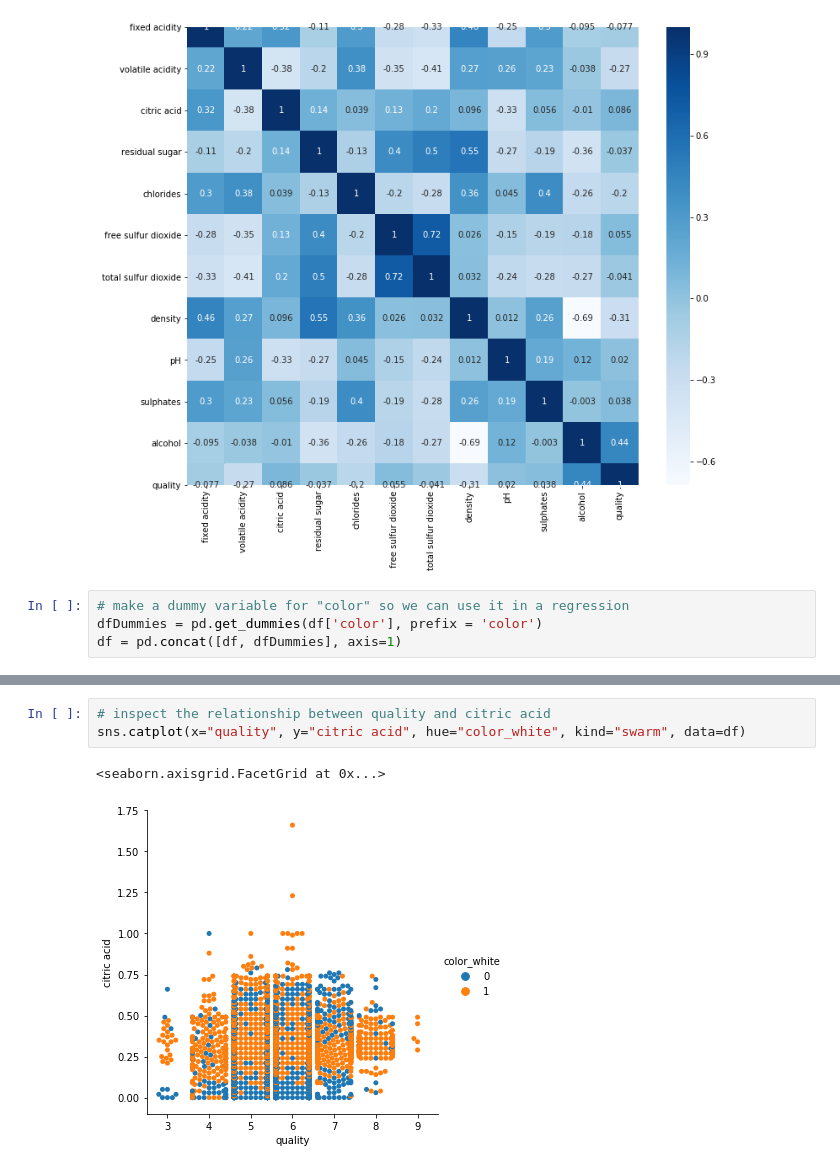
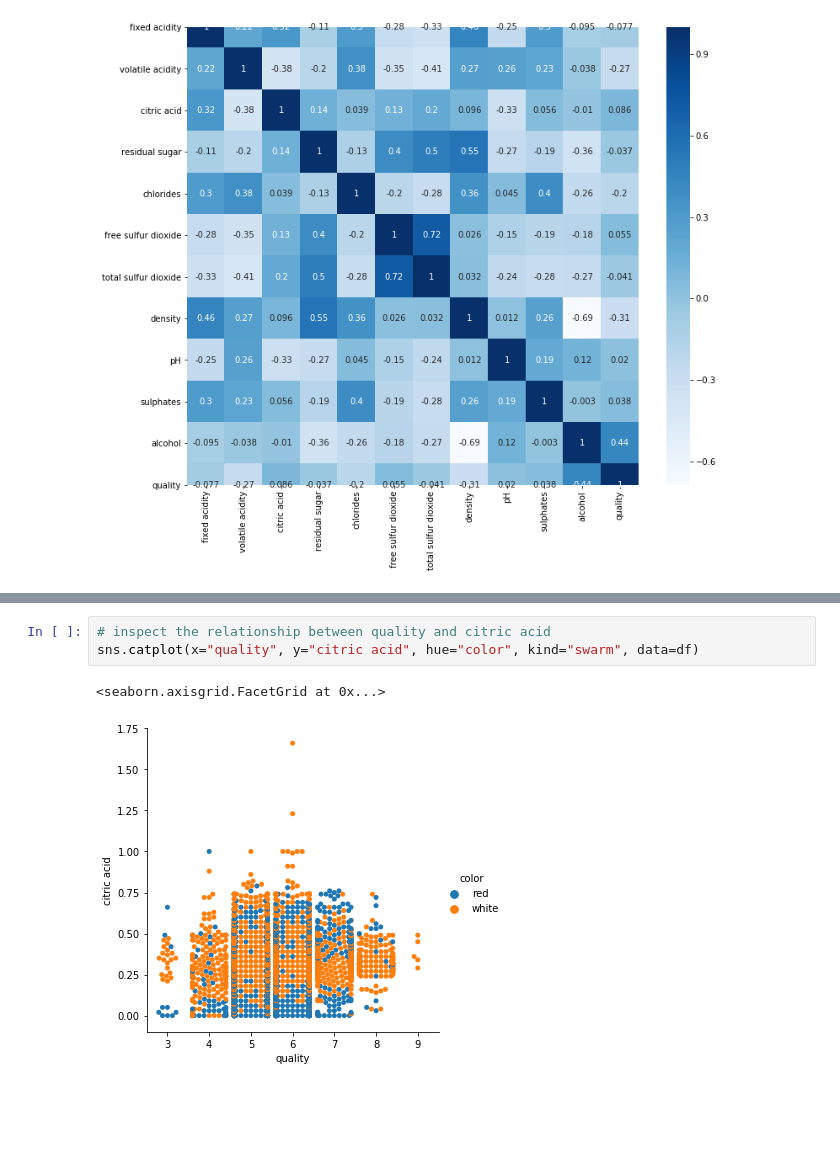
Before and after one commit to mdragt/WineQuality, a Jupyter notebook: Predict Wine Quality.ipynb, the cells around one changed output, grey strips where cells are left out. Drawn from its saved outputs; the diff is of its cells as text; blank space fills up the shorter version.

```diff
--- a/Predict Wine Quality.ipynb
+++ b/Predict Wine Quality.ipynb
@@ -86,7 +94,3 @@ sns.heatmap(cor, annot=True, cmap=plt.cm.Blues)
 plt.show()
 # %% [output]
 [figure]
-# %%
-# make a dummy variable for "color" so we can use it in a regression
-dfDummies = pd.get_dummies(df['color'], prefix = 'color')
-df = pd.concat([df, dfDummies], axis=1)
@@ -119,8 +111,8 @@ sns.catplot(x = 'quality', y = 'volatile acidity', hue="color_white", kind="swar
 # %%
 # inspect the relationship between quality and citric acid
-sns.catplot(x="quality", y="citric acid", hue="color_white", kind="swarm", data=df)
+sns.catplot(x="quality", y="citric acid", hue="color", kind="swarm", data=df)
 # %% [output]
 <seaborn.axisgrid.FacetGrid at 0x...>
-[figure, old version]
+[figure, new version]
 # %%
 # inspect the relationship between quality and residual sugar
```
Also changed, not shown: parts of 15 cells of this notebook, 2 other files.
